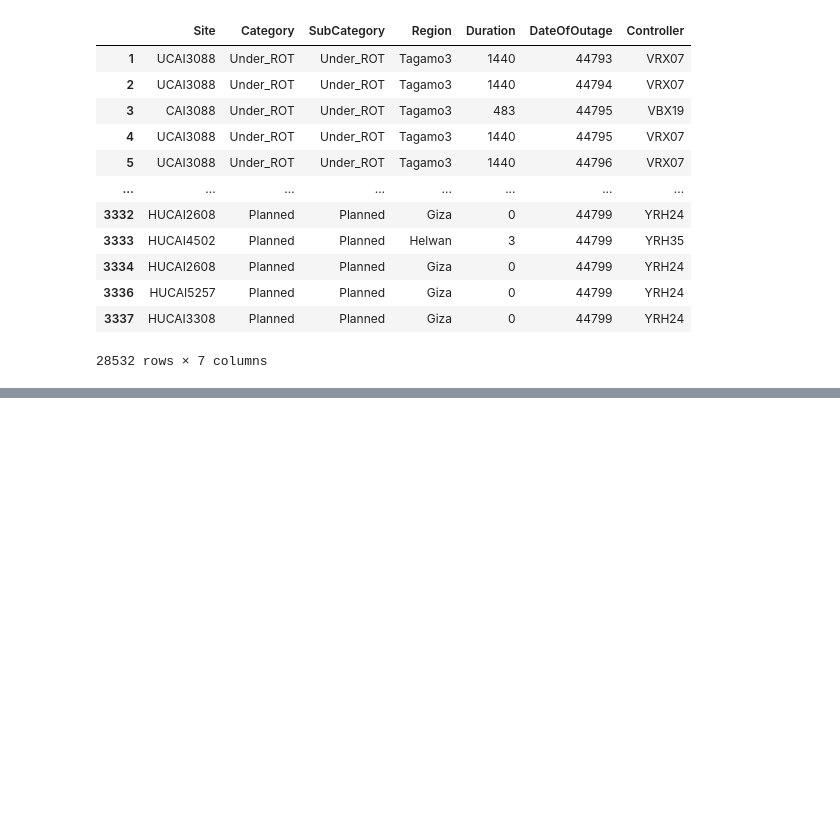
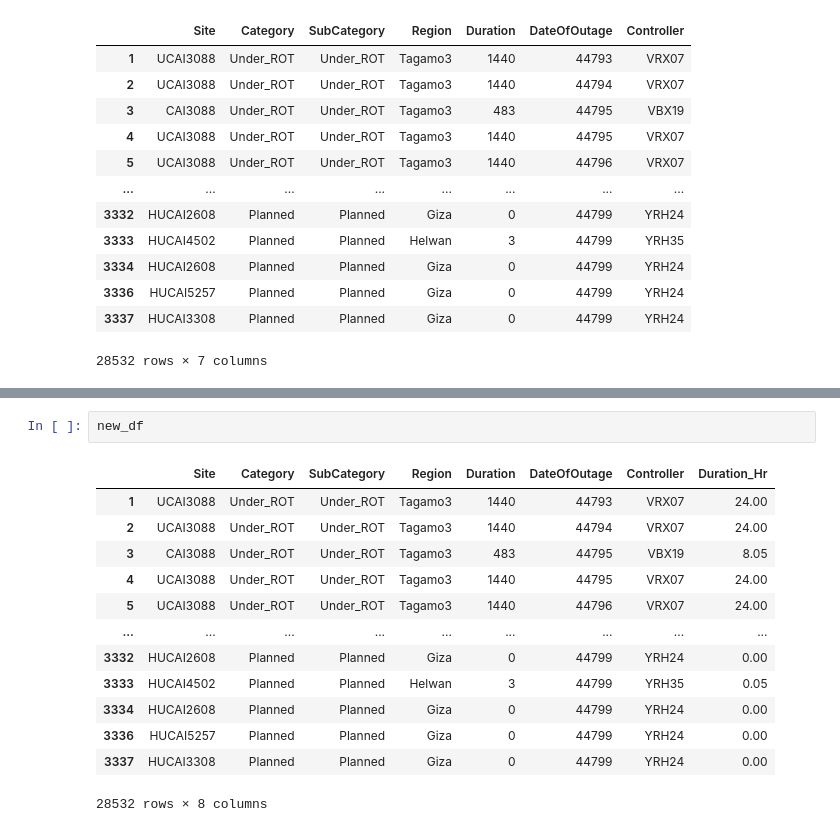
Before and after one commit to Ayman-Abdeen/Ayman-Abdeen-DataAnalysis-A, a Jupyter notebook: Data_Summarization_using_python.ipynb, the cells around one changed output, grey strips where cells are left out. Saved outputs shown, nothing was run; the diff lists cells and outputs as text; blank space fills up the shorter version.

```diff
--- a/Data_Summarization_using_python.ipynb
+++ b/Data_Summarization_using_python.ipynb
@@ -142,0 +167,16 @@ new_df
+# %%
+new_df
+# %% [output]
+|  | Site | Category | SubCategory | Region | Duration | DateOfOutage | Controller | Duration_Hr |
+| 1 | UCAI3088 | Under_ROT | Under_ROT | Tagamo3 | 1440 | 44793 | VRX07 | 24.00 |
+| 2 | UCAI3088 | Under_ROT | Under_ROT | Tagamo3 | 1440 | 44794 | VRX07 | 24.00 |
+| 3 | CAI3088 | Under_ROT | Under_ROT | Tagamo3 | 483 | 44795 | VBX19 | 8.05 |
+| 4 | UCAI3088 | Under_ROT | Under_ROT | Tagamo3 | 1440 | 44795 | VRX07 | 24.00 |
+| 5 | UCAI3088 | Under_ROT | Under_ROT | Tagamo3 | 1440 | 44796 | VRX07 | 24.00 |
+| ... | ... | ... | ... | ... | ... | ... | ... | ... |
+| 3332 | HUCAI2608 | Planned | Planned | Giza | 0 | 44799 | YRH24 | 0.00 |
+| 3333 | HUCAI4502 | Planned | Planned | Helwan | 3 | 44799 | YRH35 | 0.05 |
+| 3334 | HUCAI2608 | Planned | Planned | Giza | 0 | 44799 | YRH24 | 0.00 |
+| 3336 | HUCAI5257 | Planned | Planned | Giza | 0 | 44799 | YRH24 | 0.00 |
+| 3337 | HUCAI3308 | Planned | Planned | Giza | 0 | 44799 | YRH24 | 0.00 |
+28532 rows × 8 columns
```
Also changed, not shown: parts of 17 cells of this notebook.
